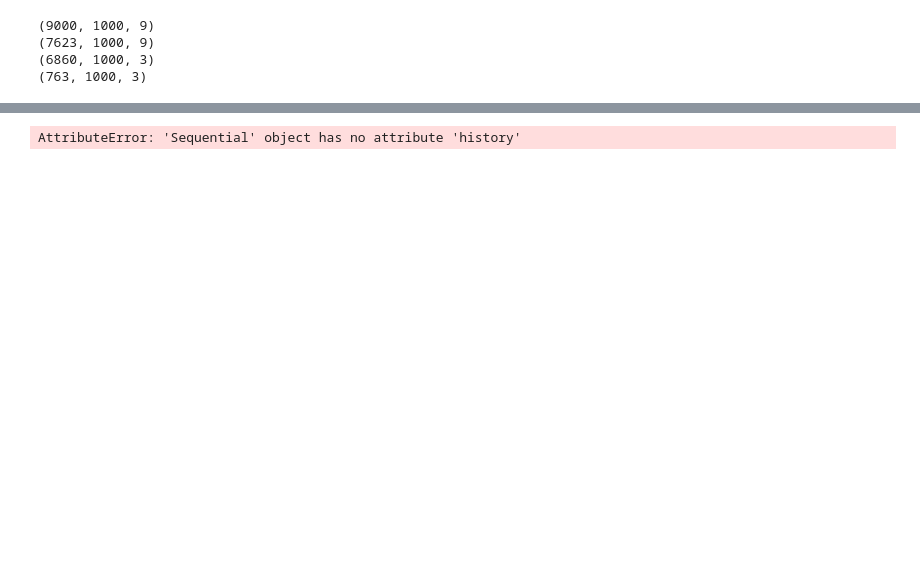
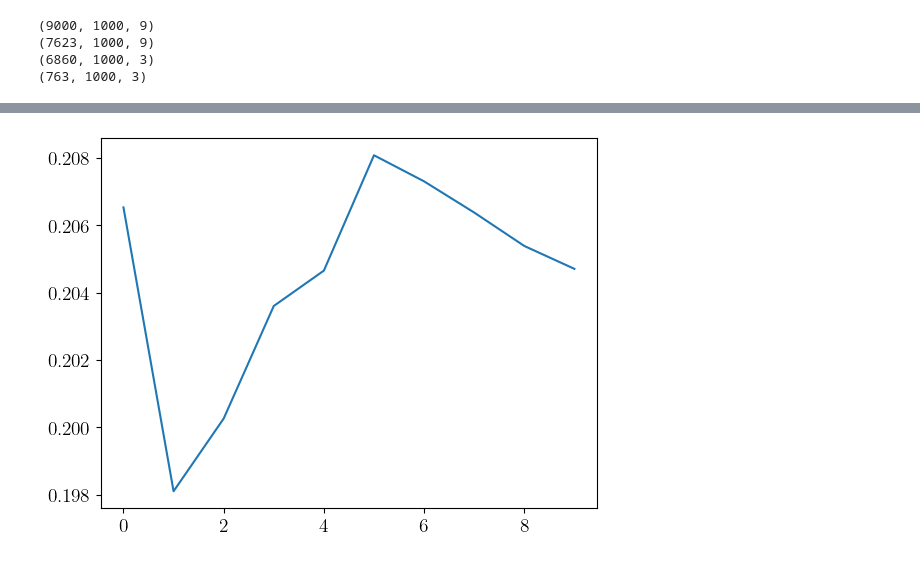
Before and after one commit to stommen/tif285-projects, a Jupyter notebook: project_2/project2_JHOS.ipynb, the cells around one changed output, grey strips where cells are left out. Cells and saved outputs as stored; diff of their text form; code cells hidden in the pictures; blank space fills up the shorter version.

```diff
--- a/project_2/project2_JHOS.ipynb
+++ b/project_2/project2_JHOS.ipynb
@@ -145,8 +124,8 @@ def training_models(model,epochs,loss_function, metric, learning_rate, patience,
 pre_trained_model = keras.models.load_model('Breen_NN_project2.keras')
 pre_trained_model.summary()
 
-train_dataset = tf.data.Dataset.from_tensor_slices((train_data, train_targets)).batch(32)
-val_dataset = tf.data.Dataset.from_tensor_slices((val_data, val_targets)).batch(32)
+train_dataset = tf.data.Dataset.from_tensor_slices((train_data.reshape(-1,3), train_targets.reshape(-1,4))).batch(500)
+val_dataset = tf.data.Dataset.from_tensor_slices((val_data.reshape(-1,3), val_targets.reshape(-1,4))).batch(500)
 # %% [output]
 Model: "sequential_8"
 ┏━━━━━━━━━━━━━━━━━━━━━━━━━━━━━━━━━┳━━━━━━━━━━━━━━━━━━━━━━━━┳━━━━━━━━━━━━━━━┓
@@ -172,0 +151,28 @@ Model: "sequential_8"
+# %%
+def training_models(model,epochs,loss_function, metric, learning_rate, patience, train_data, val_data):
+
+    ''' Function to train a model and return the history, model and time taken to train'''
+
+    ## !!! HAR HAN PRATAT OM EARLY STOPPING ??? ANNARS KANSKE VI INTE SKA HA MED DET !!!
+    #early_stopping = keras.callbacks.EarlyStopping(monitor='val_loss',patience=patience,mode='min',restore_best_weights = True)
+
+    model.compile(loss=loss_function,
+                optimizer=tf.optimizers.Adam(learning_rate,0.5,0.5),
+                metrics=[metric])
+
+    start = time.time()
+    history = model.fit(train_data, epochs=epochs,validation_data=val_data)#,callbacks=[early_stopping])
+    end = time.time()
+    t = end-start
+    print(f'Time to run: {t:.1f}s')
+
+    return history,model,t
+# %%
+model_5_Dense = keras.models.Sequential([
+    keras.layers.Dense(64, activation='relu', input_shape=(3,)),
+    #keras.layers.Dense(16, activation='relu'),
+    #keras.layers.Dense(8, activation='relu'),
+    keras.layers.Dense(4)
+])
+
+model_5_Dense.summary()
@@ -172,0 +191,4 @@ Model: "sequential_8"
+# %%
+history, model, t = training_models(model_5_Dense, 10, 'mean_squared_error', 'mean_squared_error', 0.001, 10, train_dataset, val_dataset)
+
+#history, model, t = training_models(pre_trained_model, 100, 'mean_squared_error', 'mean_squared_error', 0.001, 10, train_dataset, val_dataset)
@@ -173,8 +213,9 @@ Model: "sequential_8"
 # %%
 # Plot the training curves
-pd.DataFrame(pre_trained_model.history).plot(figsize=(8,5))
+#x = pd.DataFrame(history)
+plt.plot(history.history['loss'], label='loss')
 #plt.savefig('Training curves non tuned 5.pdf')
 
 plt.show()
 # %% [output]
-AttributeError: 'Sequential' object has no attribute 'history'
+[figure, added]
```
Also changed, not shown: parts of 6 cells of this notebook.
